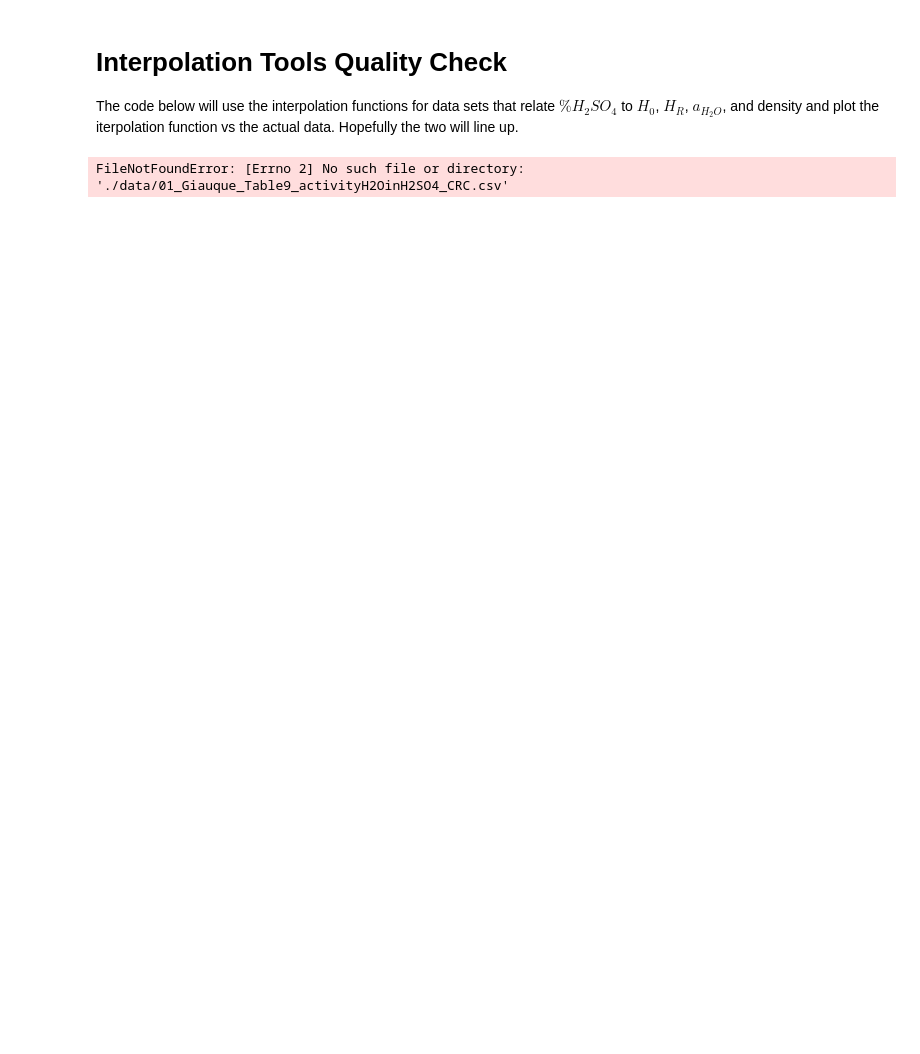
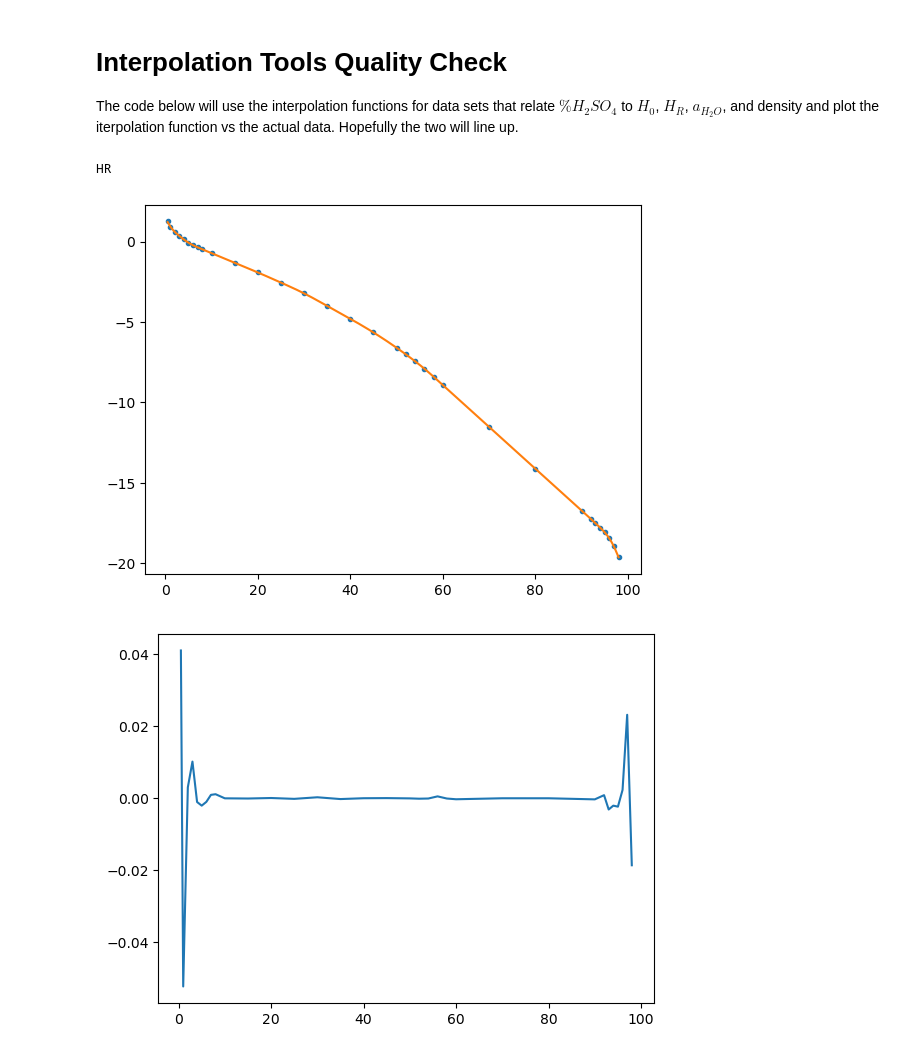
Before and after one commit to blinkletter/4410PythonNotebooks, a Jupyter notebook: Class_30/interpolators_check.ipynb, the cells around one changed output. Saved outputs shown, nothing was run; the diff lists cells and outputs as text; code cells hidden in the pictures; blank space fills up the shorter version.

```diff
--- a/Class_30/interpolators_check.ipynb
+++ b/Class_30/interpolators_check.ipynb
@@ -31,11 +34,13 @@ github_H0_location = "https://raw.githubusercontent.com/blinkletter/4410PythonNo
 github_location_styles = "https://raw.githubusercontent.com/blinkletter/LFER-QSAR/main/styles/"
 github_location_LFER_tables = "https://raw.githubusercontent.com/blinkletter/LFER-QSAR/main/data/"
 # %%
+### IMPORTANT: RUN THE CODE BLOCK AT THE END OF THIS NOTEBOOK TO LOAD THE INTERPOLATION LIBRARY
+
 ##############################################################
 ### Import the data and interpolator
 ##############################################################
 
-Parameter = "aH2O"    ### Use "H0" or "HR" or "aH2O" or "Density"
+Parameter = "HR"    ### Use "H0" or "HR" or "aH2O" or "Density"
 
 Data_File_Name = Filenames_Dictionary[Parameter]
 Filename = github_location + Data_File_Name
@@ -46,33 +51,37 @@ df = pd.read_csv(Filename,
 #                 index_col="Substituent",
                  comment = "#")
 
-interpolator = interpolators.select_interpolator(Parameter)
+#interpolator = interpolators.select_interpolator(Parameter)    # For running off local cloned repository
+interpolator = select_interpolator(Parameter)                   # Using the library in the last code block. Run that code block FIRST.
+
 
 ##############################################################
 ### Select data
 ##############################################################
 
 x = df["%H2SO4"]
 y = df[Parameter]
 
 step = 0.1
 xi = np.arange(np.min(x), np.max(x)+step, step)
 yi = interpolator(xi)
 
 ##############################################################
 ### Plot Data vs. Interpolation
 ##############################################################
 
 print(Parameter)
 plt.plot(x,y,".")
 plt.plot(xi,yi,"-")
 plt.show()
 
 ##############################################################
 ### Plot Diff Between Data and Interpolation
 ##############################################################
 
 plt.plot(x,y-interpolator(x),"-")
 plt.show()
 # %% [output]
-FileNotFoundError: [Errno 2] No such file or directory: './data/01_Giauque_Table9_activityH2OinH2SO4_CRC.csv'
+HR
+[figure, added]
+[figure, added]
```
Also changed, not shown: parts of 2 cells of this notebook.
